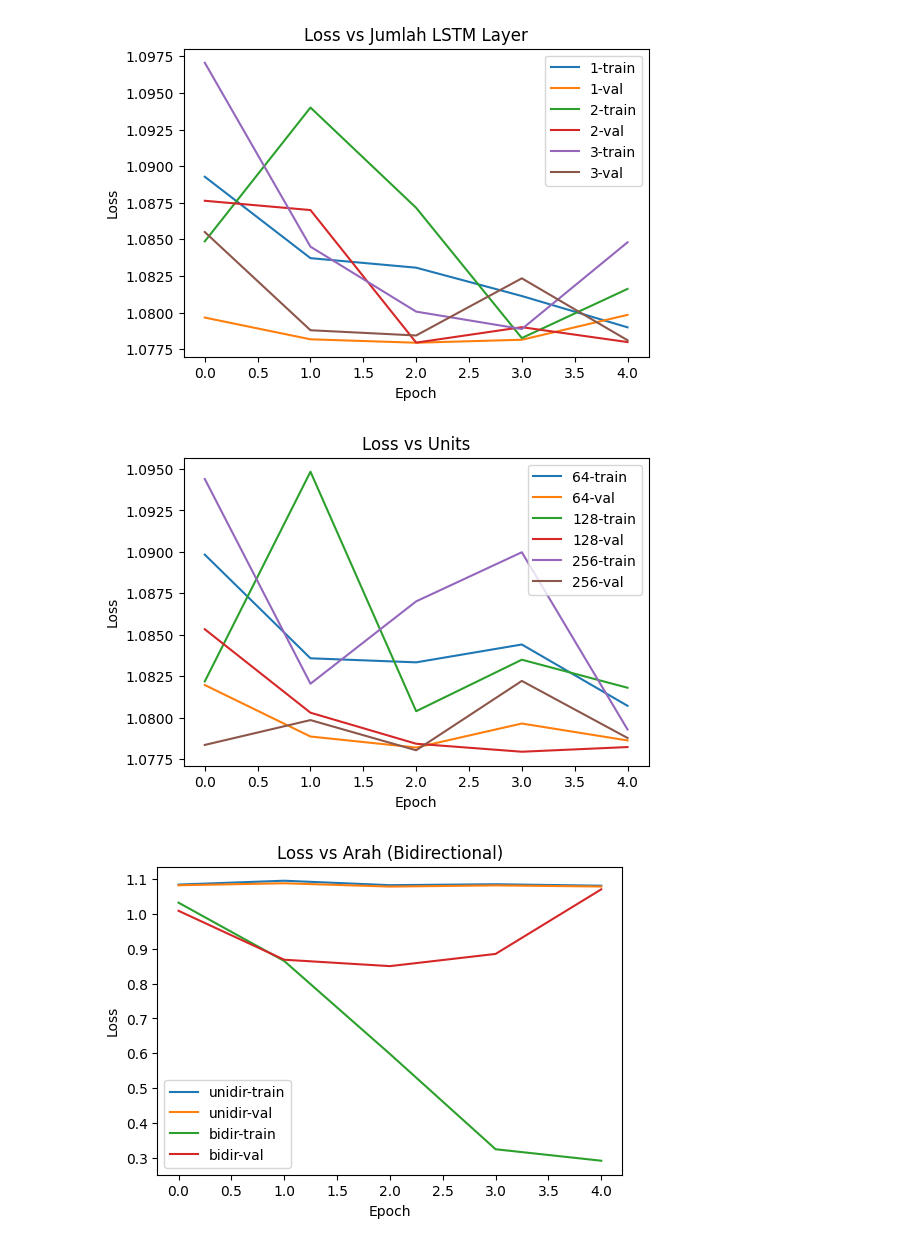
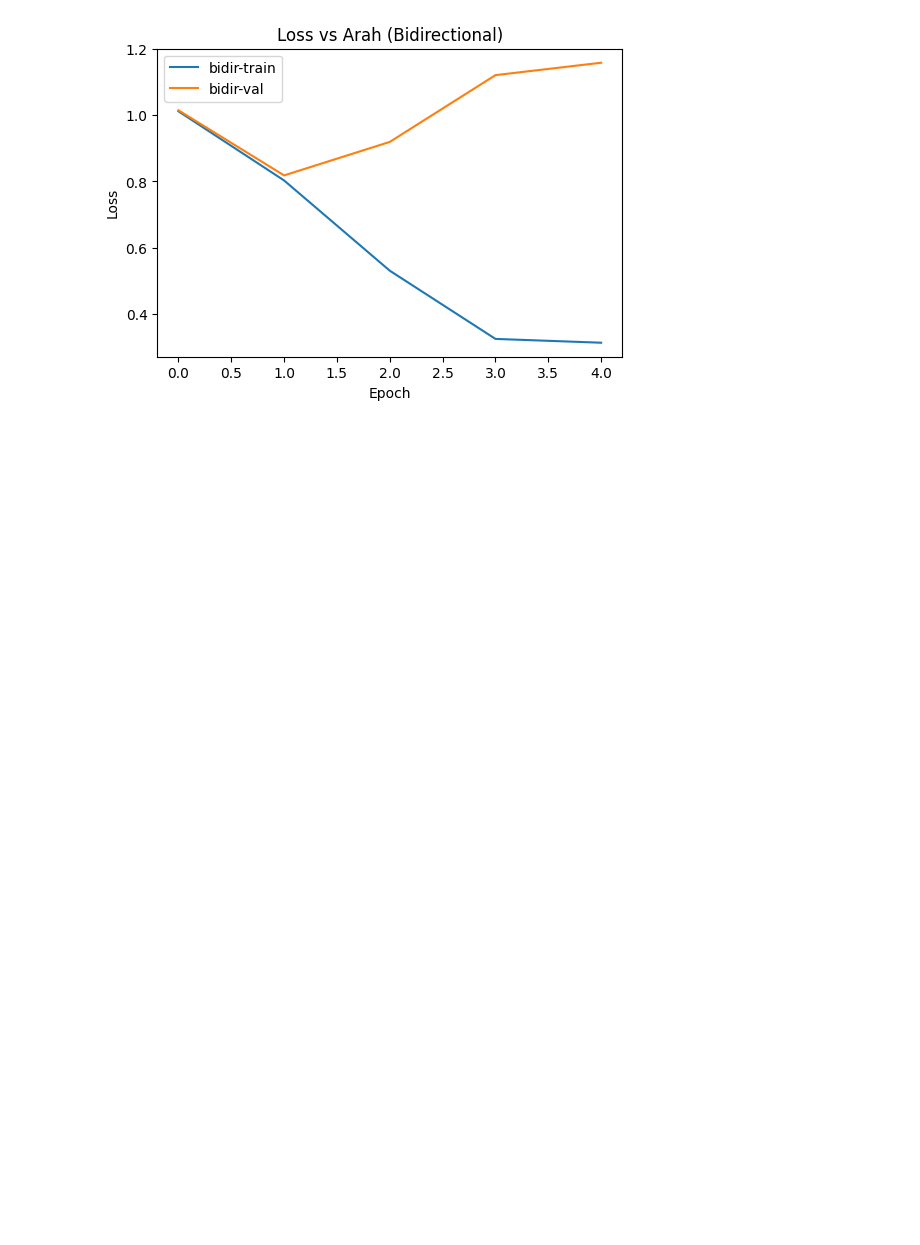
Before and after one commit to mybajwk/ML-2-8, a Jupyter notebook: src/simple_lstm.ipynb, the cells around one changed output. Drawn from its saved outputs; the diff is of its cells as text; code cells hidden in the pictures; blank space fills up the shorter version.

Commit message:
feaat: add lstm backward and batch

```diff
--- a/src/simple_lstm.ipynb
+++ b/src/simple_lstm.ipynb
@@ -4,6 +4,7 @@ import random
 import numpy as np
 import pandas as pd
 import tensorflow as tf
+import torch as tc
 import matplotlib.pyplot as plt
 from sklearn.preprocessing import LabelEncoder
 from sklearn.metrics import f1_score
@@ -13,11 +14,19 @@ from models.lstm.scratch_model import ScratchLSTMClassifier
 from tensorflow.keras.layers import TextVectorization
 
 # Set seed
-os.environ['PYTHONHASHSEED'] = '42'
+SEED = 42
+os.environ['PYTHONHASHSEED'] = str(SEED)
 os.environ['TF_DETERMINISTIC_OPS'] = '1'
-random.seed(42)
-np.random.seed(42)
-tf.random.set_seed(42)
+os.environ['TF_CUDNN_DETERMINISTIC'] = '1'
+random.seed(SEED)
+np.random.seed(SEED)
+tf.random.set_seed(SEED)
+tc.manual_seed(SEED)
+tc.backends.cudnn.deterministic = True
+tc.backends.cudnn.benchmark = False
+tc.use_deterministic_algorithms(True)
+tf.config.experimental.enable_op_determinism()
+
 
 train = pd.read_csv('./../data/nusaX-sentiment/train.csv')
 valid = pd.read_csv('./../data/nusaX-sentiment/valid.csv')
@@ -46,6 +55,9 @@ def make_dataset(texts, labels, batch=32, shuffle=True):
     if shuffle: ds = ds.shuffle(1024)
     return ds.batch(batch).prefetch(1)
 
+print("Sample vocab:", vectorizer.get_vocabulary()[:10])
+print("Max index:", len(vectorizer.get_vocabulary()))
+
 ds_train = make_dataset(texts_train, y_train)
 ds_val   = make_dataset(texts_val,   y_val,   shuffle=False)
 ds_test  = make_dataset(texts_test,  y_test,  shuffle=False)
@@ -54,30 +66,31 @@ ds_test  = make_dataset(texts_test,  y_test,  shuffle=False)
 def train_and_eval(params, name):
     print(f"\n=== Running {name}: {params}")
     model = build_lstm_model(**params, max_len=max_len, max_tokens=max_tokens, embed_dim=embed_dim, num_classes=num_classes)
-    hist = model.fit(ds_train, validation_data=ds_val, epochs=5)
+    hist = model.fit(ds_train, validation_data=ds_val, epochs=5,
+        shuffle=False)
     y_pred = np.argmax(model.predict(ds_test), axis=-1)
     f1 = f1_score(y_test, y_pred, average='macro')
     print(f"{name} macro-F1: {f1:.4f}")
     return model, hist, f1
 
 # EXPERIMENT 1: Jumlah Layer
-exp1 = []
-for n in [1, 2, 3]:
-    config = {'n_layers': n, 'units': [128] * n, 'bidirectional': False}
-    m, h, f = train_and_eval(config, f'layers={n}')
-    exp1.append((n, h))
+# exp1 = []
+# for n in [1, 2, 3]:
+#     config = {'n_layers': n, 'units': [128] * n, 'bidirectional': False}
+#     m, h, f = train_and_eval(config, f'layers={n}')
+#     exp1.append((n, h))
 
-# EXPERIMENT 2: Banyak Unit
-exp2 = []
-for u in [64, 128, 256]:
-    config = {'n_layers': 2, 'units': [u, u], 'bidirectional': False}
-    m, h, f = train_and_eval(config, f'units={u}')
-    exp2.append((u, h))
+# # EXPERIMENT 2: Banyak Unit
+# exp2 = []
+# for u in [64, 128, 256]:
+#     config = {'n_layers': 2, 'units': [u, u], 'bidirectional': False}
+#     m, h, f = train_and_eval(config, f'units={u}')
+#     exp2.append((u, h))
 
 # EXPERIMENT 3: Bidirectional
 exp3 = []
-for b in [False, True]:
-    config = {'n_layers': 2, 'units': [128, 128], 'bidirectional': b}
+for b in [ True]:
+    config = {'n_layers': 3, 'units': [64, 128, 256], 'bidirectional': b}
     name = "bidir" if b else "unidir"
     m, h, f = train_and_eval(config, name)
     exp3.append((name, h))
@@ -93,8 +106,8 @@ def plot_histories(exps, title):
     plt.legend()
     plt.show()
 
-plot_histories(exp1, "Loss vs Jumlah LSTM Layer")
-plot_histories(exp2, "Loss vs Units")
+# plot_histories(exp1, "Loss vs Jumlah LSTM Layer")
+# plot_histories(exp2, "Loss vs Units")
 plot_histories(exp3, "Loss vs Arah (Bidirectional)")
 
 best_model = m
@@ -159,3 +171 @@ bidir macro-F1: 0.6656
-[figure, old version]
+[figure, new version]
-[figure, removed]
-[figure, removed]
```
Also changed, not shown: parts of 1 cell of this notebook, 10 other files.
